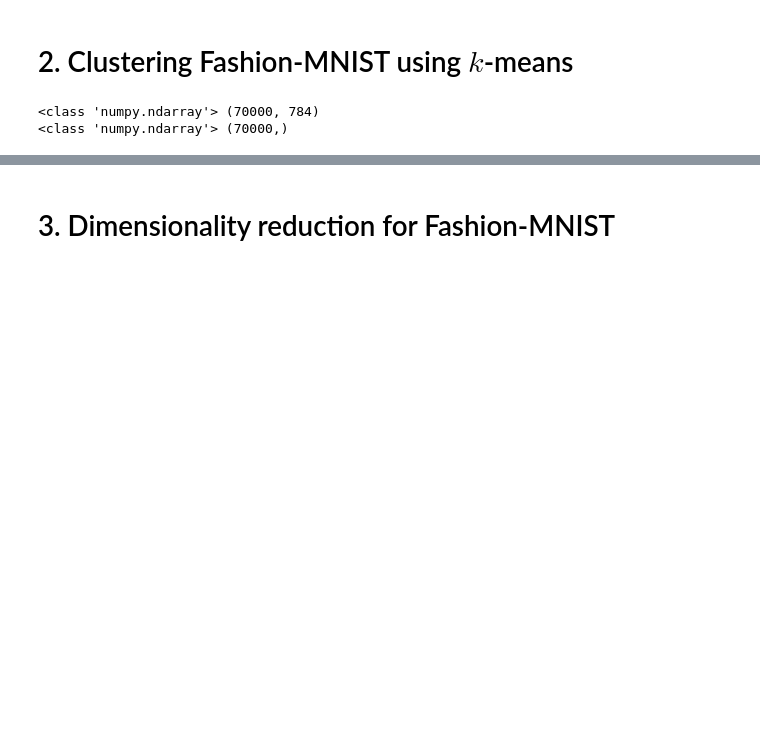
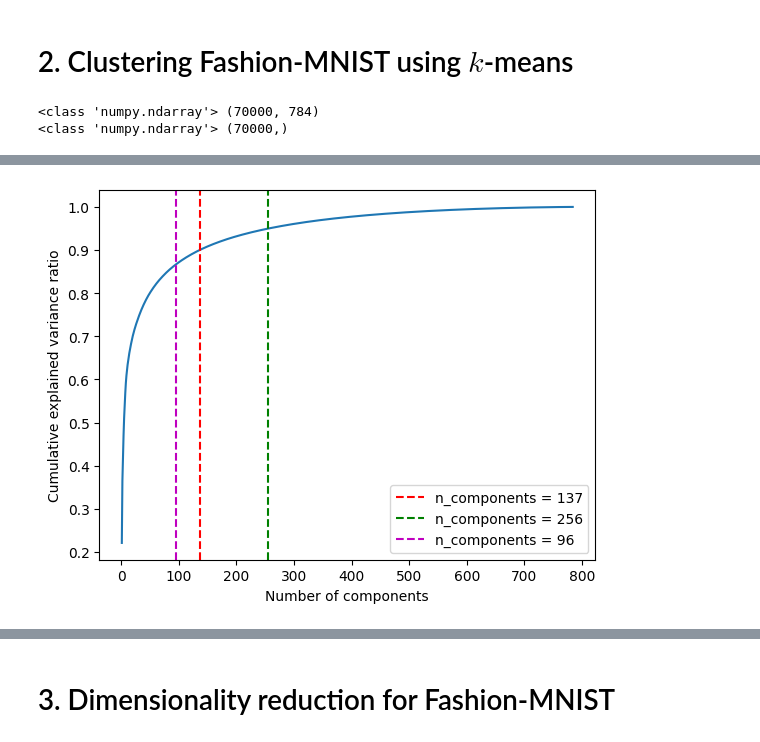
Before and after one commit to yiheng870106/Mathematics-of-Data-Science-Project-2-yiheng, a Jupyter notebook: project2.ipynb, the cells around one changed output, grey strips where cells are left out. Drawn from its saved outputs; the diff is of its cells as text; code cells hidden in the pictures; blank space fills up the shorter version.

```diff
--- a/project2.ipynb
+++ b/project2.ipynb
@@ -107,0 +164,33 @@ print(type(y),y.shape)
+# %%
+# This is a larger dataset, so you may have to reduce the dimension/sample size as appropriate.from sklearn.cluster import KMeans
+from sklearn.decomposition import PCA
+from sklearn.metrics import confusion_matrix
+from scipy.optimize import linear_sum_assignment
+
+X = StandardScaler().fit_transform(X)
+pca = PCA()
+X_pca = pca.fit_transform(X)
+explained_variance_ratio = pca.explained_variance_ratio_
+cumulative_variance_ratio = np.cumsum(explained_variance_ratio)
+n_component_95 = np.argmax(cumulative_variance_ratio >= 0.95) + 1
+print("Number of components to retain >=95% variance: ", n_component_95)
+n_component_90 = np.argmax(cumulative_variance_ratio >= 0.90) + 1
+print("Number of components to retain >=95% variance: ", n_component_90)
+
+!pip install kneed
+from kneed import KneeLocator
+knee = KneeLocator(range(1, 785),
+                   cumulative_variance_ratio,
+                   curve='concave', direction='increasing')
+print("Elbow point (best n_components):", knee.knee)
+print("Best cumulative_variance_ratio :", knee.knee_y)
+
+plt.plot(np.arange(1,785), cumulative_variance_ratio)
+plt.axvline(x=n_component_90-1, color='r', linestyle='--', label=f'n_components = {n_component_90}')
+plt.axvline(x=n_component_95-1, color='g', linestyle='--', label=f'n_components = {n_component_95}')
+plt.axvline(x=knee.knee-1, color='m', linestyle='--', label=f'n_components = {knee.knee}')
+plt.xlabel("Number of components")
+plt.ylabel("Cumulative explained variance ratio")
+plt.legend()
+plt.show()
+# %% [output]
@@ -107,0 +208 @@ print(type(y),y.shape)
+[figure, added]
```
Also changed, not shown: parts of 6 cells of this notebook.
